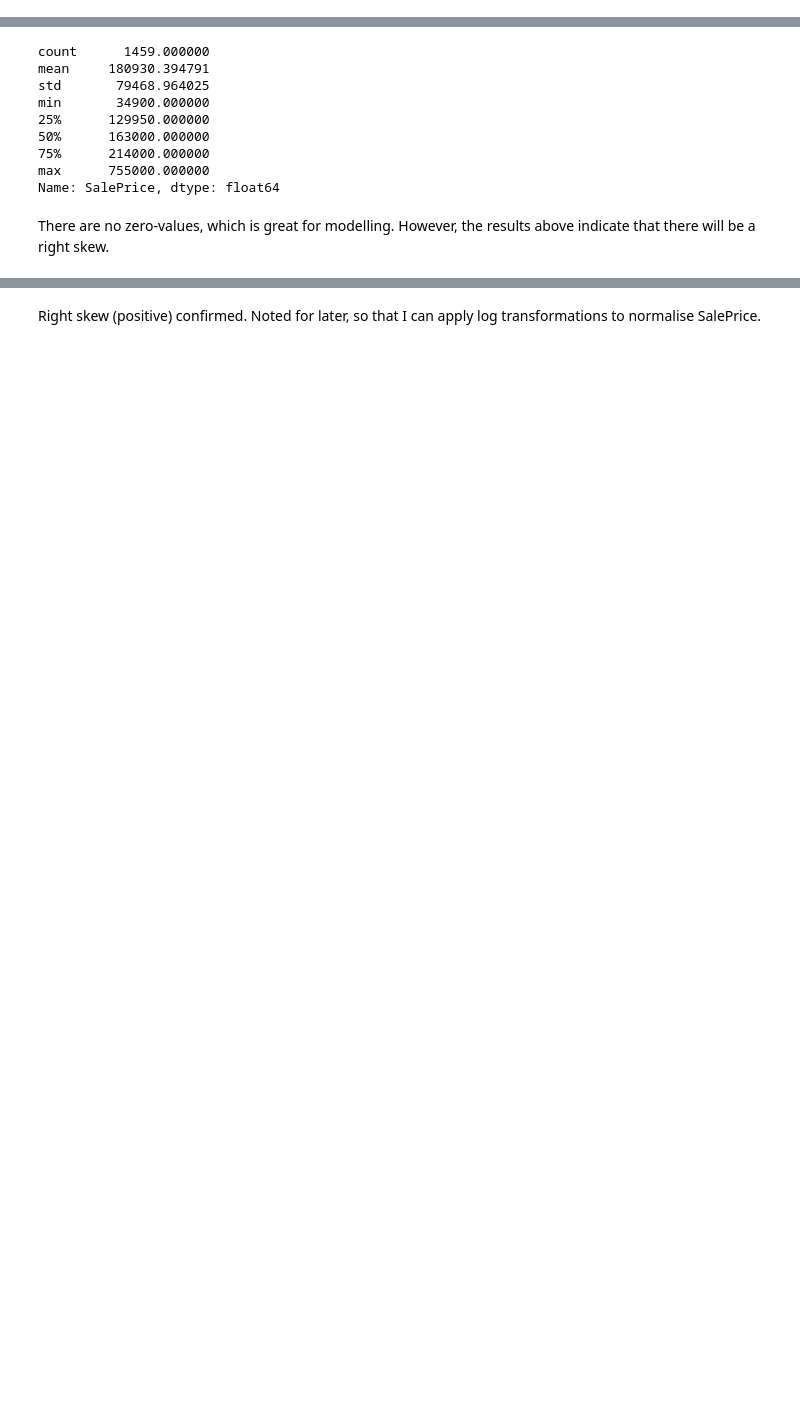
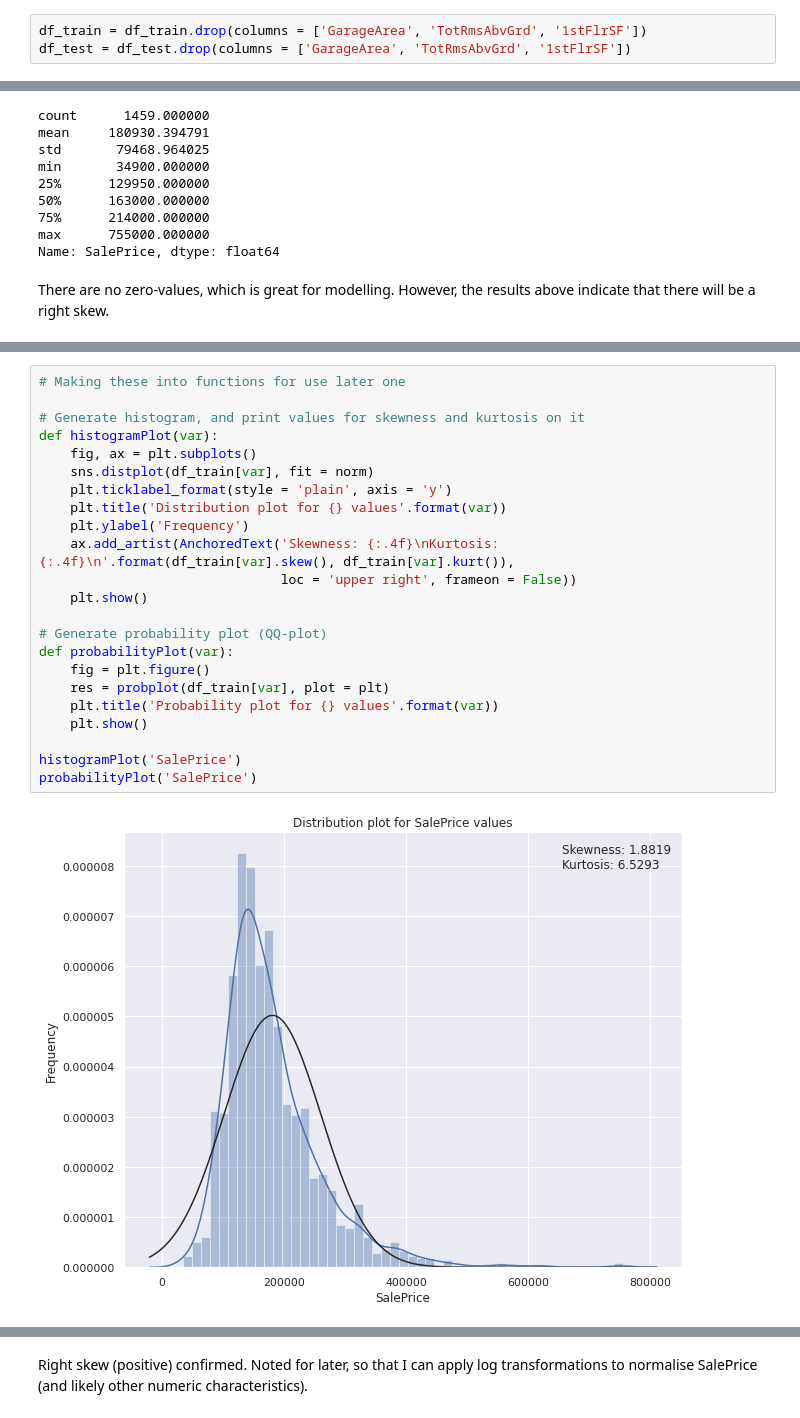
Before and after one commit to KadinSchultz/House-Price-Predictions, a Jupyter notebook: house-prices-kadin-s.ipynb, the cells around one changed output, grey strips where cells are left out. Saved outputs shown, nothing was run; the diff lists cells and outputs as text; blank space fills up the shorter version.

Commit message:
Kaggle Notebook | House Prices - Kadin S | Version 15

```diff
--- a/house-prices-kadin-s.ipynb
+++ b/house-prices-kadin-s.ipynb
@@ -195,0 +192,3 @@ The  following characteristics are worth exploring further:
+# %%
+df_train = df_train.drop(columns = ['GarageArea', 'TotRmsAbvGrd', '1stFlrSF'])
+df_test = df_test.drop(columns = ['GarageArea', 'TotRmsAbvGrd', '1stFlrSF'])
@@ -237,0 +224,25 @@ Kurtosis: 6.529263
+# %%
+# Making these into functions for use later one
+
+# Generate histogram, and print values for skewness and kurtosis on it
+def histogramPlot(var):
+    fig, ax = plt.subplots()
+    sns.distplot(df_train[var], fit = norm)
+    plt.ticklabel_format(style = 'plain', axis = 'y')
+    plt.title('Distribution plot for {} values'.format(var))
+    plt.ylabel('Frequency')
+    ax.add_artist(AnchoredText('Skewness: {:.4f}\nKurtosis: {:.4f}\n'.format(df_train[var].skew(), df_train[var].kurt()),
+                               loc = 'upper right', frameon = False))
+    plt.show()
+
+# Generate probability plot (QQ-plot)
+def probabilityPlot(var):
+    fig = plt.figure()
+    res = probplot(df_train[var], plot = plt)
+    plt.title('Probability plot for {} values'.format(var))
+    plt.show()
+
+histogramPlot('SalePrice')
+probabilityPlot('SalePrice')
+# %% [output]
+[figure, added]
@@ -238,3 +250,3 @@ Kurtosis: 6.529263
 # %% [markdown]
-Right skew (positive) confirmed. Noted for later, so that I can apply log transformations to normalise SalePrice.
+Right skew (positive) confirmed. Noted for later, so that I can apply log transformations to normalise SalePrice (and likely other numeric characteristics).
 # %%
```
Also changed, not shown: parts of 12 cells of this notebook.
